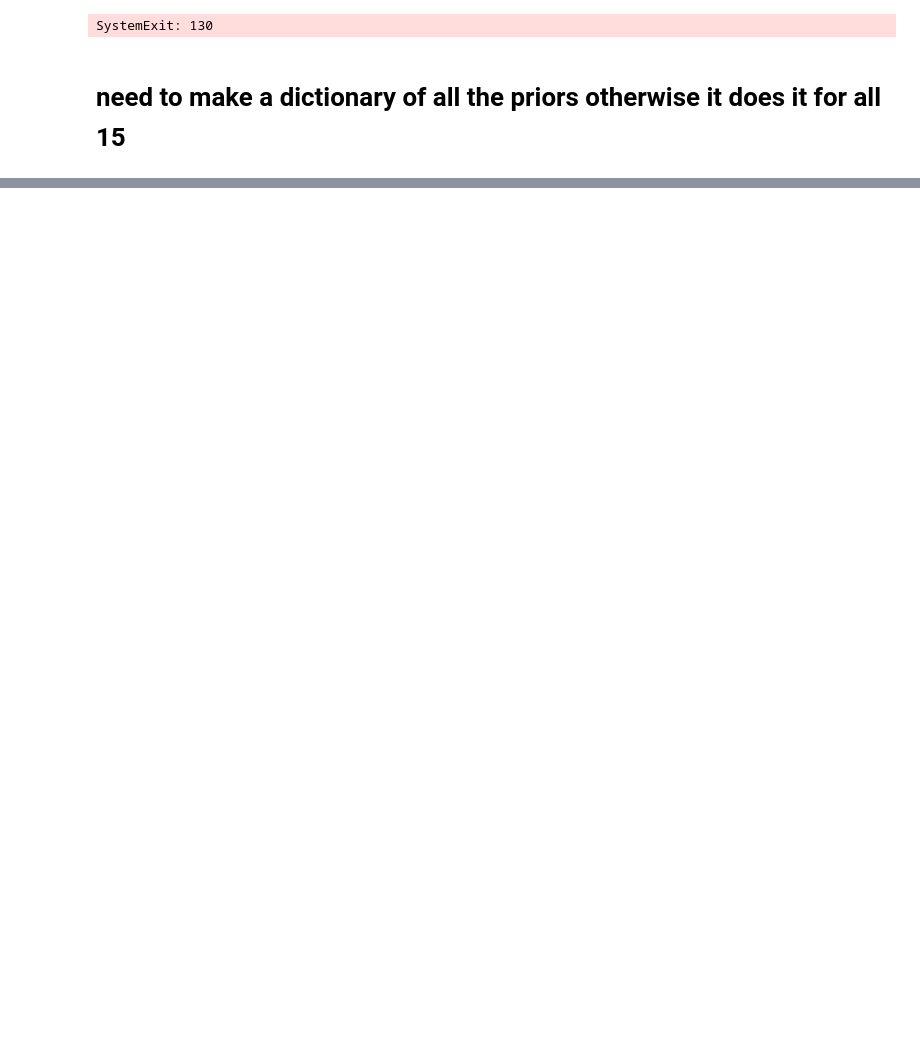
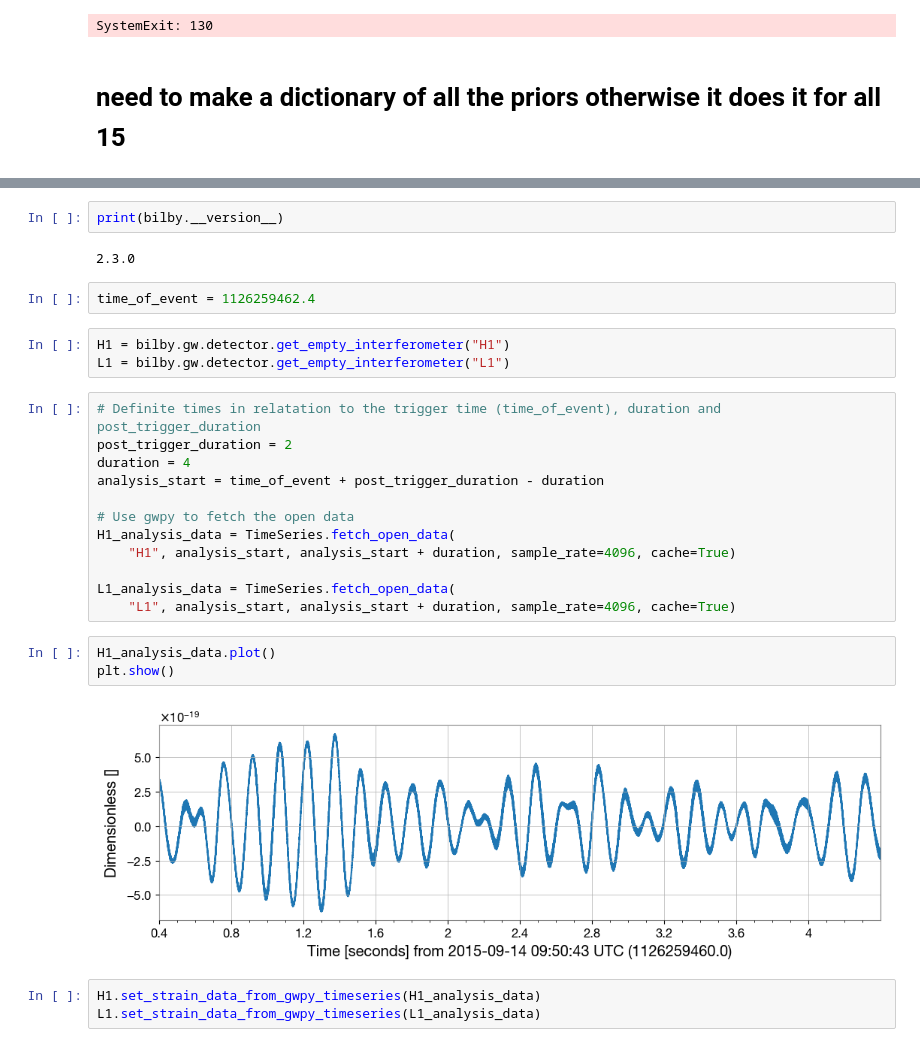
Before and after one commit to maxthebigcoda/astro-projects, a Jupyter notebook: parameter-estimation/bilby_real.ipynb, the cells around one changed output, grey strips where cells are left out. Drawn from its saved outputs; the diff is of its cells as text; blank space fills up the shorter version.

```diff
--- a/parameter-estimation/bilby_real.ipynb
+++ b/parameter-estimation/bilby_real.ipynb
@@ -169,0 +181,29 @@ SystemExit: 130
+# %%
+print(bilby.__version__)
+# %% [output]
+2.3.0
+# %%
+time_of_event = 1126259462.4
+# %%
+H1 = bilby.gw.detector.get_empty_interferometer("H1")
+L1 = bilby.gw.detector.get_empty_interferometer("L1")
+# %%
+# Definite times in relatation to the trigger time (time_of_event), duration and post_trigger_duration
+post_trigger_duration = 2
+duration = 4
+analysis_start = time_of_event + post_trigger_duration - duration
+
+# Use gwpy to fetch the open data
+H1_analysis_data = TimeSeries.fetch_open_data(
+    "H1", analysis_start, analysis_start + duration, sample_rate=4096, cache=True)
+
+L1_analysis_data = TimeSeries.fetch_open_data(
+    "L1", analysis_start, analysis_start + duration, sample_rate=4096, cache=True)
+# %%
+H1_analysis_data.plot()
+plt.show()
+# %% [output]
+[figure, added]
+# %%
+H1.set_strain_data_from_gwpy_timeseries(H1_analysis_data)
+L1.set_strain_data_from_gwpy_timeseries(L1_analysis_data)
```
Also changed, not shown: parts of 20 cells of this notebook, 4 other files.
